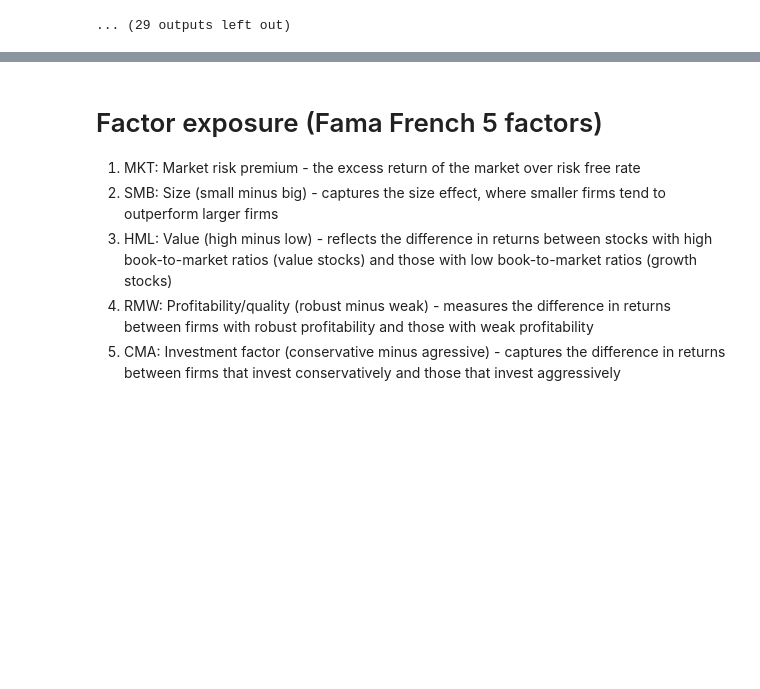
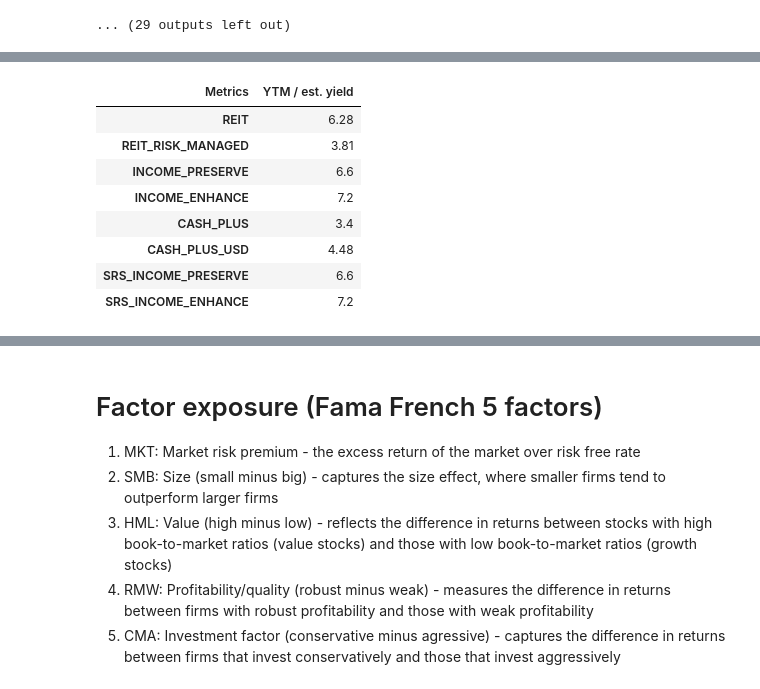
Before and after one commit to weijieleong/Portfolio-Visualizer, a Jupyter notebook: Portfolio_Visualizer_colab.ipynb, the cells around one changed output, grey strips where cells are left out. Drawn from its saved outputs; the diff is of its cells as text; code cells hidden in the pictures; blank space fills up the shorter version.

```diff
--- a/Portfolio_Visualizer_colab.ipynb
+++ b/Portfolio_Visualizer_colab.ipynb
@@ -1886,6 +1904,22 @@ def add_page_numbers(input_pdf, output_pdf, page_size=landscape(A4)):
     # Save the output PDF with page numbers
     with open(output_pdf, "wb") as f:
         writer.write(f)
+# %%
+income_preservation_fi_metrics = df_fi_metrics[[ticker for ticker in df_fi_metrics.columns if ticker in income_preservation_groups]]
+# Create a dictionary for ticker to MB_port_name mapping
+ticker_to_mb_mapping = dict(zip(syfe_port_mapping['internal_port_name'], syfe_port_mapping['MB_port_name']))
+income_preservation_fi_metrics = income_preservation_fi_metrics.rename(columns=ticker_to_mb_mapping)
+income_preservation_fi_metrics.T[['YTM / est. yield']]
+# %% [output]
+| Metrics | YTM / est. yield |
+| REIT | 6.28 |
+| REIT_RISK_MANAGED | 3.81 |
+| INCOME_PRESERVE | 6.6 |
+| INCOME_ENHANCE | 7.2 |
+| CASH_PLUS | 3.4 |
+| CASH_PLUS_USD | 4.48 |
+| SRS_INCOME_PRESERVE | 6.6 |
+| SRS_INCOME_ENHANCE | 7.2 |
 # %%
 # @title Func generate PDF
 
```
Also changed, not shown: parts of 5 cells of this notebook.
